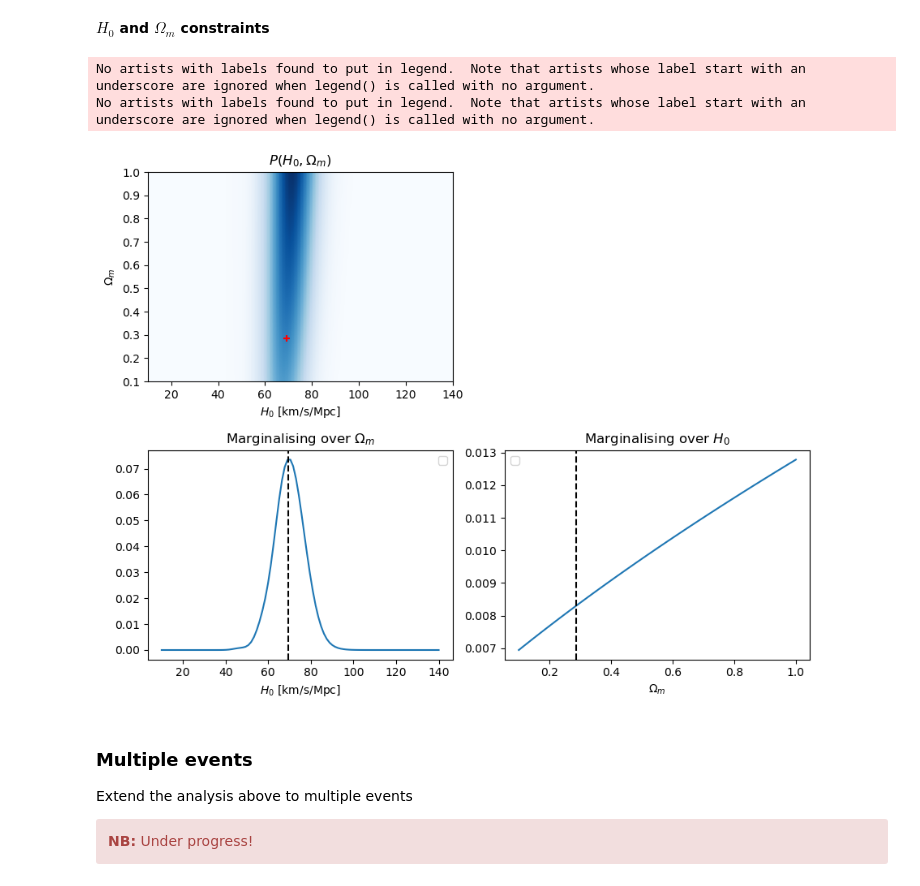
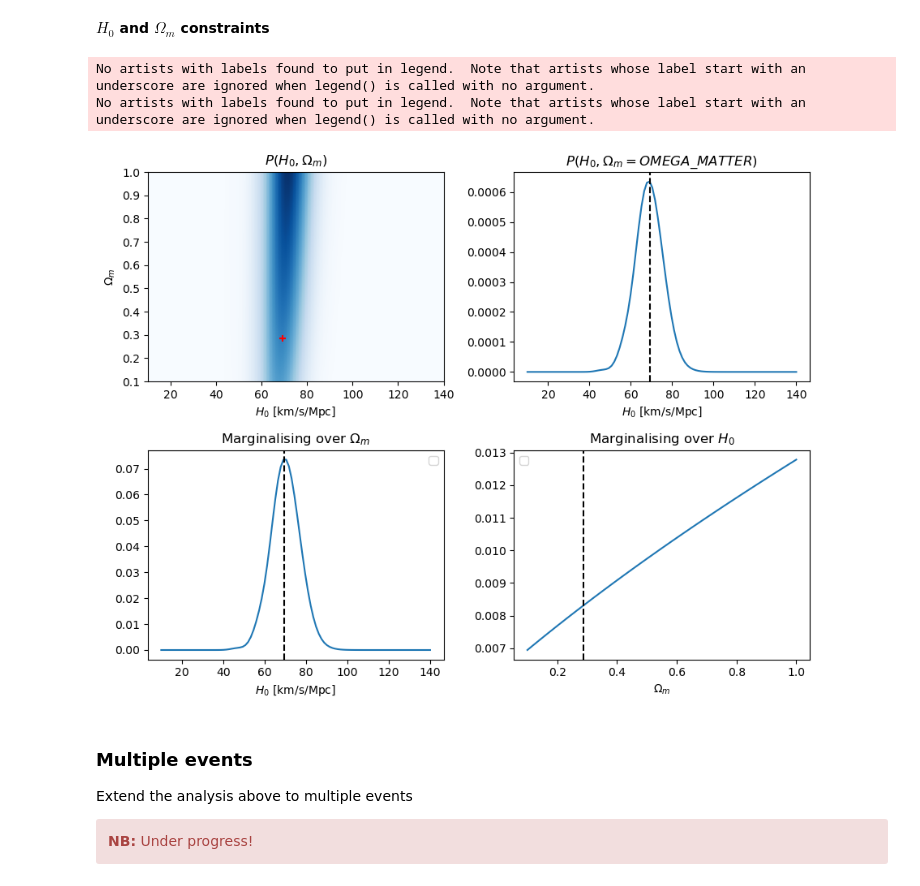
Before and after one commit to MariosNT/FRB_GW_association_cosmo, a Jupyter notebook: Notebooks/Cosmo_constraints.ipynb, the cells around one changed output. Saved outputs shown, nothing was run; the diff lists cells and outputs as text; code cells hidden in the pictures.

```diff
--- a/Notebooks/Cosmo_constraints.ipynb
+++ b/Notebooks/Cosmo_constraints.ipynb
@@ -876,7 +876,7 @@ P_H0 = normalise(np.sum(posterior_2D_normed, axis=0))
 # %%
 fig = plt.figure(figsize=(9, 7))
 ax1 = fig.add_subplot(221)
-#ax2 = fig.add_subplot(222)
+ax2 = fig.add_subplot(222)
 ax3 = fig.add_subplot(223)
 ax4 = fig.add_subplot(224)
 
@@ -887,34 +887,40 @@ ax1.scatter(HUBBLE, OMEGA_MATTER, marker='+', c='r', zorder=10)
 ax1.set_ylabel(r'$\Omega_m$')
 ax1.set_xlabel(r'$H_0$ [km/s/Mpc]')
 ax1.set_facecolor('0.9')
 ax1.set_title(r'$P(H_0, \Omega_m)$')
+
+ax2.plot(H0_array, posterior_2D_normed[np.argmin(np.abs(Omega_m_array-OMEGA_MATTER)),:])
+ax2.axvline(x=HUBBLE, ls='--', c='black')
+ax2.set_xlabel(r'$H_0$ [km/s/Mpc]')
+#ax2.set_ylabel(r'pdf')
+ax2.set_title(r'$P(H_0, \Omega_m = OMEGA\_MATTER)$')
 
 ax3.plot(H0_array, P_H0,\
          #label=fr'$N$ = {len(z_obs)}'
          )
 ax3.axvline(x=HUBBLE, ls='--', c='black')
 ax3.set_xlabel(fr'$H_0$ [km/s/Mpc]')
 #ax3.set_ylabel('pdf')
 ax3.legend()
 ax3.set_title(r'Marginalising over $\Omega_m$')
 
 
 ax4.plot(Omega_m_array, P_Om,\
          #label=fr'$N$ = {len(z_obs)}'
          )
 ax4.axvline(x=OMEGA_MATTER, ls='--', c='black')
 ax4.set_xlabel(r'$\Omega_m$')
 #ax4.set_ylabel('pdf')
 ax4.legend()
 ax4.set_title(r'Marginalising over $H_0$')
 
 
 plt.tight_layout()
 plt.show()
 # %% [output]
 No artists with labels found to put in legend.  Note that artists whose label start with an underscore are ignored when legend() is called with no argument.
 No artists with labels found to put in legend.  Note that artists whose label start with an underscore are ignored when legend() is called with no argument.
-[figure, old version]
+[figure, new version]
 # %% [markdown]
 ### **Multiple events**
 
```
